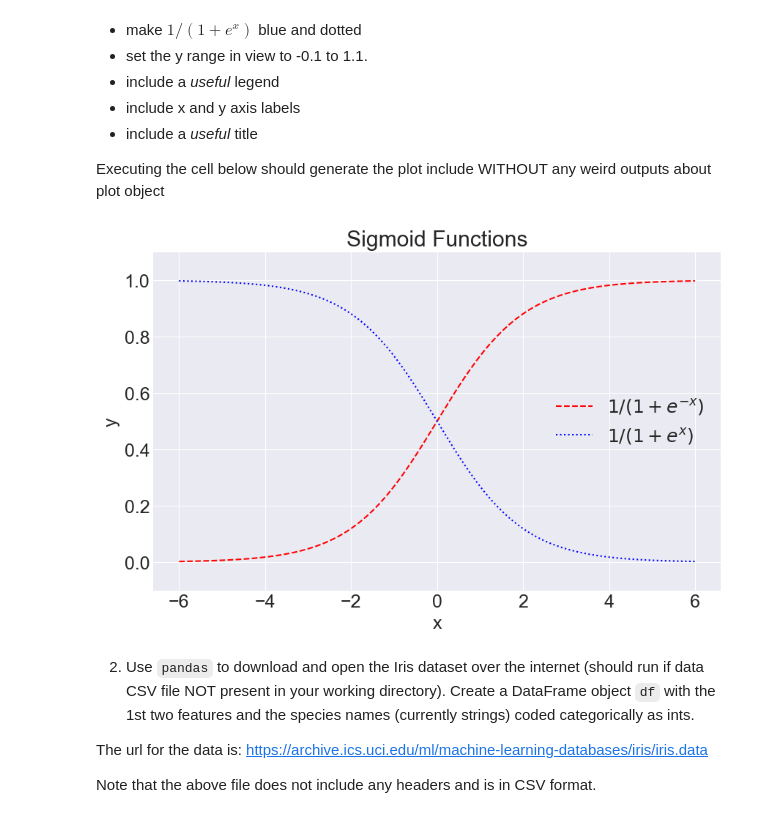
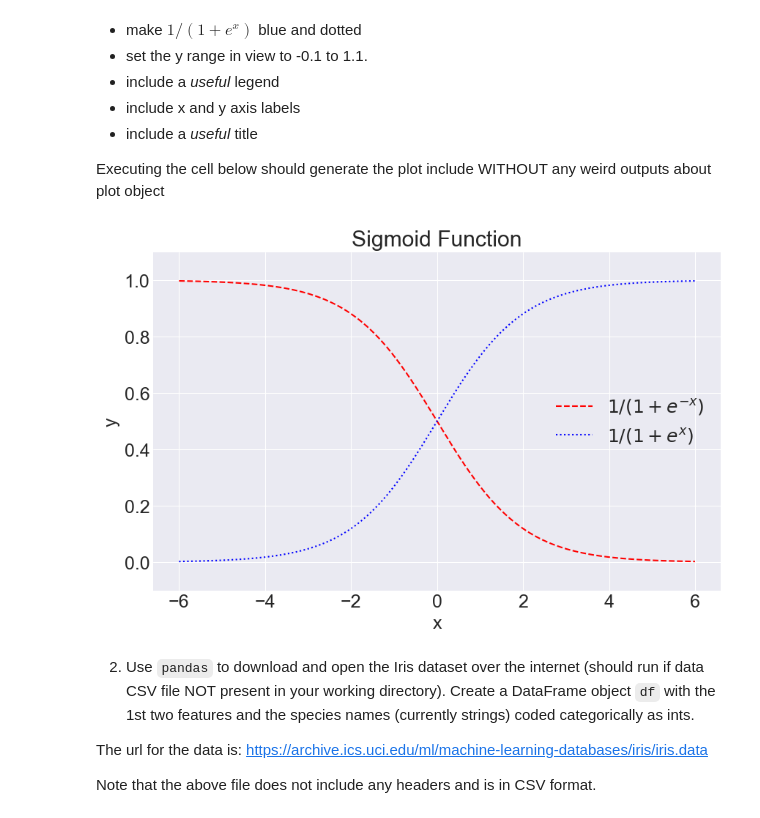
Before and after one commit to djluci/NeuralNetworks, a Jupyter notebook: Project0_ScientificPython/sci_python.ipynb, the cells around one changed output. Cells and saved outputs as stored; diff of their text form; code cells hidden in the pictures.

```diff
--- a/Project0_ScientificPython/sci_python.ipynb
+++ b/Project0_ScientificPython/sci_python.ipynb
@@ -549,22 +574,21 @@ Your mask array should look like:
 Executing the cell below should generate the plot include WITHOUT any weird outputs about plot object
 # %%
 # YOUR CODE HERE
-
 x = np.linspace(-6, 6, 1000)
-y1 = 1 / (1 + np.exp(-x))
-y2 = 1 / (1 + np.exp(x))
+y1 = 1 / (1 + np.exp(x))
+y2 = 1 / (1 + np.exp(-x))
 
 plt.figure(figsize=(10, 6))
-plt.plot(x, y1, 'r--', label=r'$1/(1+e^{-x})$')
-plt.plot(x, y2, 'b:', label=r'$1/(1+e^{x})$')
+plt.plot(x, y1, 'r--',label=r'$1/(1+e^{-x})$')
+plt.plot(x, y2, 'b:',label=r'$1/(1+e^{x})$')
 plt.ylim(-0.1, 1.1)
 plt.xlabel('x')
 plt.ylabel('y')
-plt.title('Sigmoid Functions')
+plt.title('Sigmoid Function')
 plt.legend()
 plt.show()
 # %% [output]
-[figure, old version]
+[figure, new version]
 # %% [markdown]
 2. Use `pandas` to download and open the Iris dataset over the internet (should run if data CSV file NOT present in your working directory). Create a DataFrame object `df` with the 1st two features and the species names (currently strings) coded categorically as ints.
 
```
Also changed, not shown: parts of 13 cells of this notebook.
